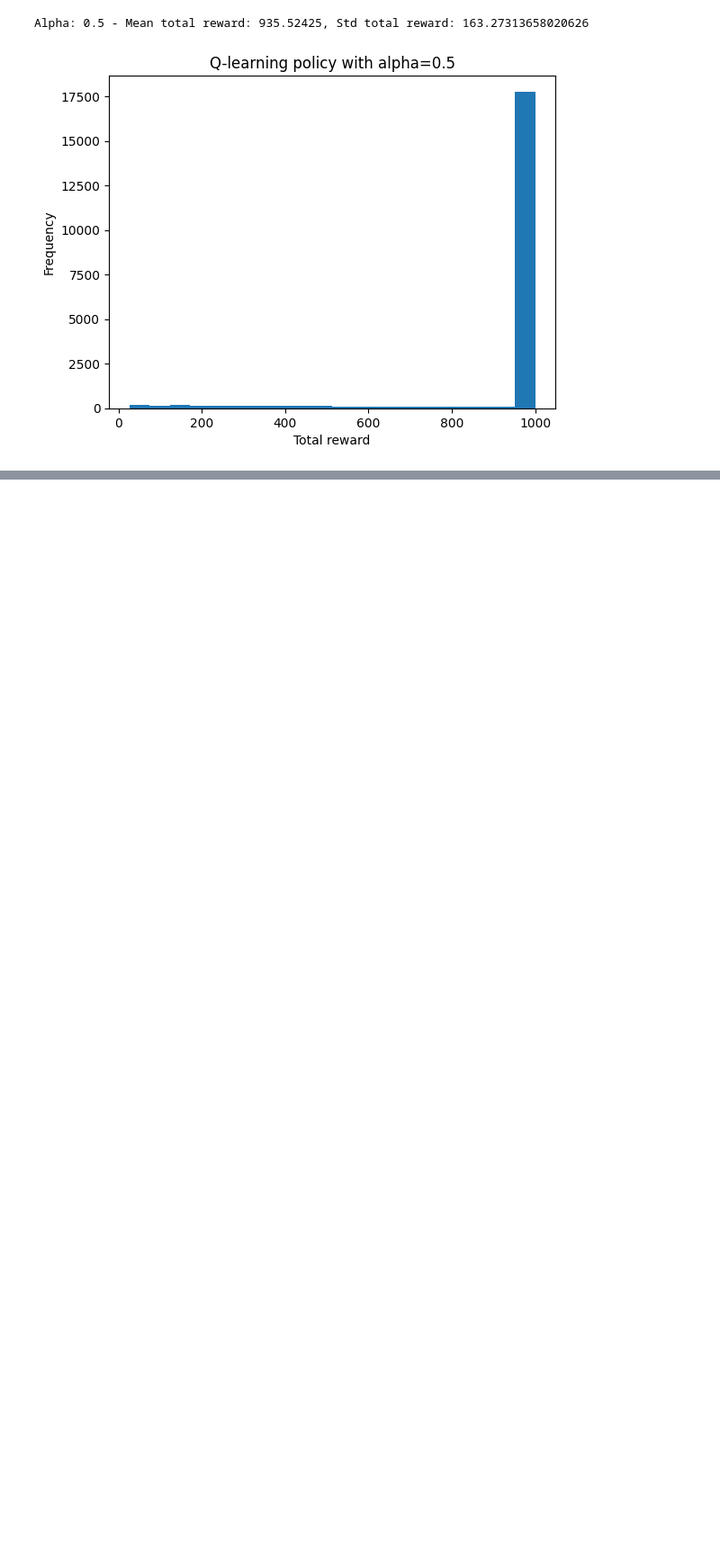
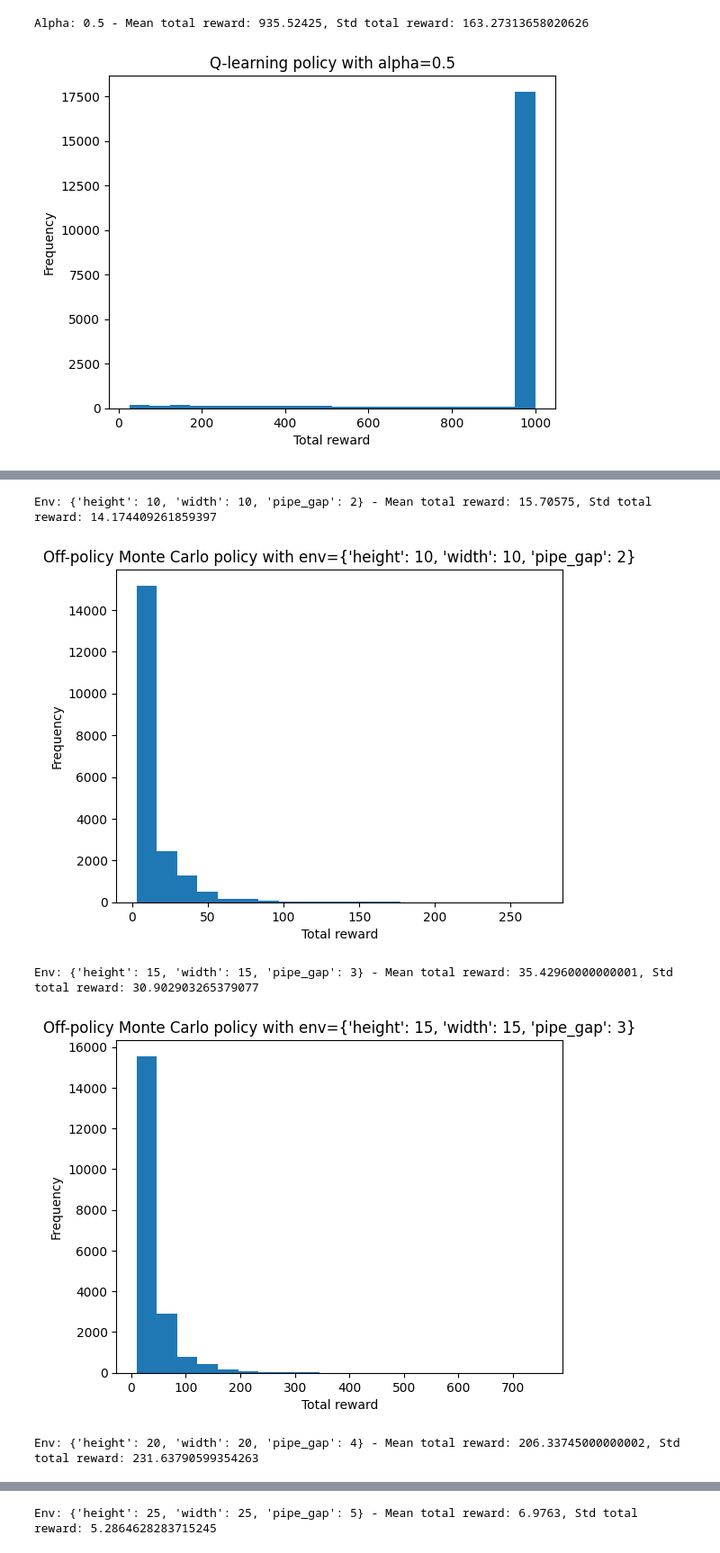
Before and after one commit to ThomasLEMERCIER/Flappy-Bird-RL, a Jupyter notebook: experiments.ipynb, the cells around one changed output, grey strips where cells are left out. Shown at 90% size. Drawn from its saved outputs; the diff is of its cells as text; code cells hidden in the pictures; blank space fills up the shorter version.

```diff
--- a/experiments.ipynb
+++ b/experiments.ipynb
@@ -776,0 +815,38 @@ Alpha: 0.5 - Mean total reward: 935.52425, Std total reward: 163.27313658020626
+# %%
+default_env = {'height': 15, 'width': 20, 'pipe_gap': 4}
+envs = [{'height': 10, 'width': 10, 'pipe_gap': 2},
+        {'height': 15, 'width': 15, 'pipe_gap': 3},
+        {'height': 20, 'width': 20, 'pipe_gap': 4},
+        {'height': 25, 'width': 25, 'pipe_gap': 5},
+        {'height': 15, 'width': 20, 'pipe_gap': 4}]
+
+total_rewards = np.zeros((len(envs), num_performance_runs, num_episodes_for_evaluation))
+
+def evaluate_agent_env(env):
+    total_rewards = np.zeros((num_performance_runs, num_episodes_for_evaluation))
+    for k in range(num_performance_runs):
+        params = MonteCarloParams(num_actions=2, gamma=0.9, epsilon=0.1)
+        agent, _ = train_off_policy_monte_carlo(params, num_episodes=10000, max_train_steps=100)
+        total_rewards[k] = evaluate_off_policy_monte_carlo(gym.make('TextFlappyBird-v0', **env), agent)
+    return total_rewards
+
+with Pool() as pool:
+    for i, total_rewards_for_run in enumerate(pool.imap(evaluate_agent_env, envs)):
+        total_rewards[i] = total_rewards_for_run
+
+mean_total_rewards = np.mean(total_rewards, axis=1)
+std_total_rewards = np.std(total_rewards, axis=1)
+
+for i, env in enumerate(envs):
+    print(f'Env: {env} - Mean total reward: {np.mean(mean_total_rewards[i])}, Std total reward: {np.mean(std_total_rewards[i])}')
+    plt.hist(total_rewards[i].flatten(), bins=20)
+    plt.xlabel('Total reward')
+    plt.ylabel('Frequency')
+    plt.title(f'Off-policy Monte Carlo policy with env={env}')
+    plt.show()
+# %% [output]
+Env: {'height': 10, 'width': 10, 'pipe_gap': 2} - Mean total reward: 15.70575, Std total reward: 14.174409261859397
+[figure, added]
+Env: {'height': 15, 'width': 15, 'pipe_gap': 3} - Mean total reward: 35.42960000000001, Std total reward: 30.902903265379077
+[figure, added]
+Env: {'height': 20, 'width': 20, 'pipe_gap': 4} - Mean total reward: 206.33745000000002, Std total reward: 231.63790599354263
@@ -776,0 +854 @@ Alpha: 0.5 - Mean total reward: 935.52425, Std total reward: 163.27313658020626
+Env: {'height': 25, 'width': 25, 'pipe_gap': 5} - Mean total reward: 6.9763, Std total reward: 5.2864628283715245
```
Also changed, not shown: parts of 6 cells of this notebook, 13 other files.
